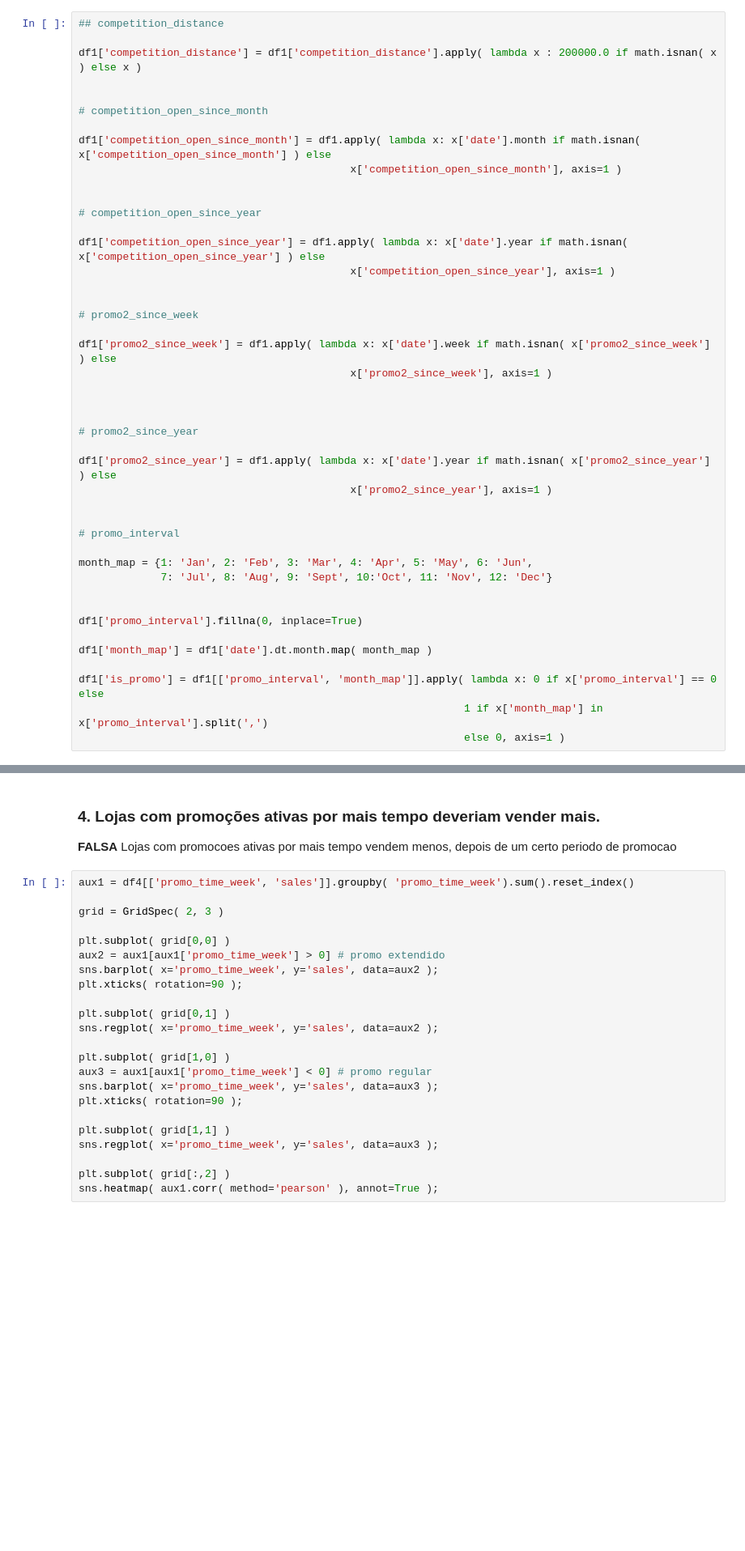
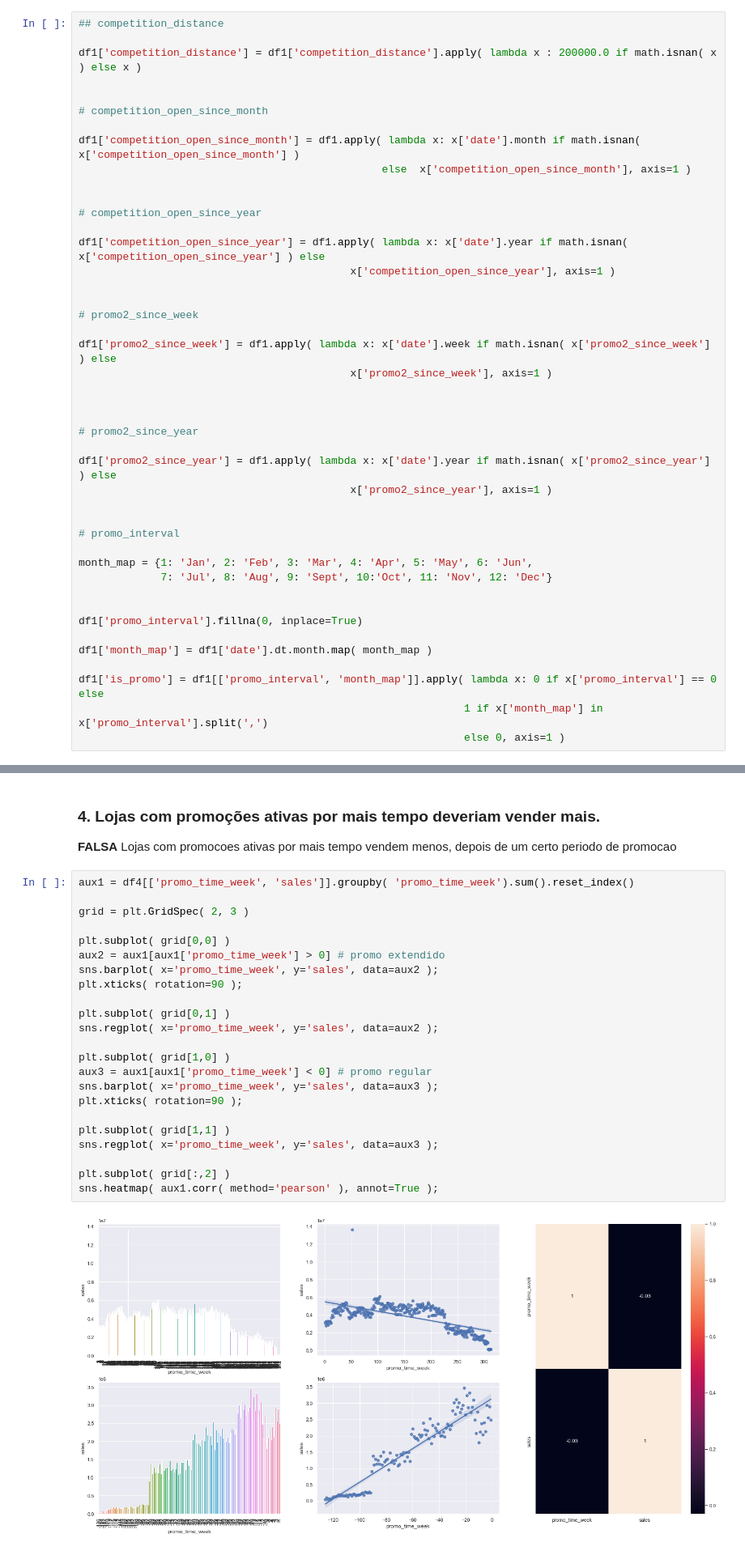
Before and after one commit to pedrocortez09/ds_em_produ-o, a Jupyter notebook: Rossmann Store Sales Prediction.ipynb, the cells around one changed output, grey strips where cells are left out. Shown at 81% size. Saved outputs shown, nothing was run; the diff lists cells and outputs as text; blank space fills up the shorter version.

```diff
--- a/Rossmann Store Sales Prediction.ipynb
+++ b/Rossmann Store Sales Prediction.ipynb
@@ -178,8 +219,8 @@ df1['competition_distance'] = df1['competition_distance'].apply( lambda x : 2000
 
 # competition_open_since_month
 
-df1['competition_open_since_month'] = df1.apply( lambda x: x['date'].month if math.isnan( x['competition_open_since_month'] ) else
-                                           x['competition_open_since_month'], axis=1 )
+df1['competition_open_since_month'] = df1.apply( lambda x: x['date'].month if math.isnan( x['competition_open_since_month'] )
+                                                else  x['competition_open_since_month'], axis=1 )
 
 
 # competition_open_since_year
@@ -496,26 +571,28 @@ de promocao
 # %%
 aux1 = df4[['promo_time_week', 'sales']].groupby( 'promo_time_week').sum().reset_index()
 
-grid = GridSpec( 2, 3 )
+grid = plt.GridSpec( 2, 3 )
 
 plt.subplot( grid[0,0] )
 aux2 = aux1[aux1['promo_time_week'] > 0] # promo extendido
 sns.barplot( x='promo_time_week', y='sales', data=aux2 );
 plt.xticks( rotation=90 );
 
 plt.subplot( grid[0,1] )
 sns.regplot( x='promo_time_week', y='sales', data=aux2 );
 
 plt.subplot( grid[1,0] )
 aux3 = aux1[aux1['promo_time_week'] < 0] # promo regular
 sns.barplot( x='promo_time_week', y='sales', data=aux3 );
 plt.xticks( rotation=90 );
 
 plt.subplot( grid[1,1] )
 sns.regplot( x='promo_time_week', y='sales', data=aux3 );
 
 plt.subplot( grid[:,2] )
 sns.heatmap( aux1.corr( method='pearson' ), annot=True );
+# %% [output]
+[figure, added]
 # %% [markdown]
 ### 5. Lojas com mais dias de promoção deveriam vender mais.
 # %% [markdown]
```
Also changed, not shown: parts of 45 cells of this notebook, 1 other file.
